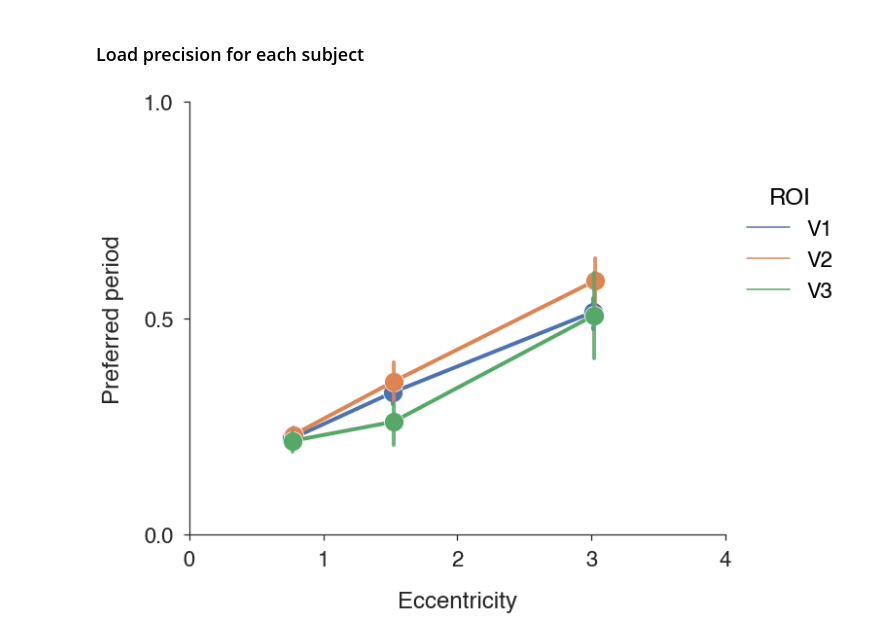
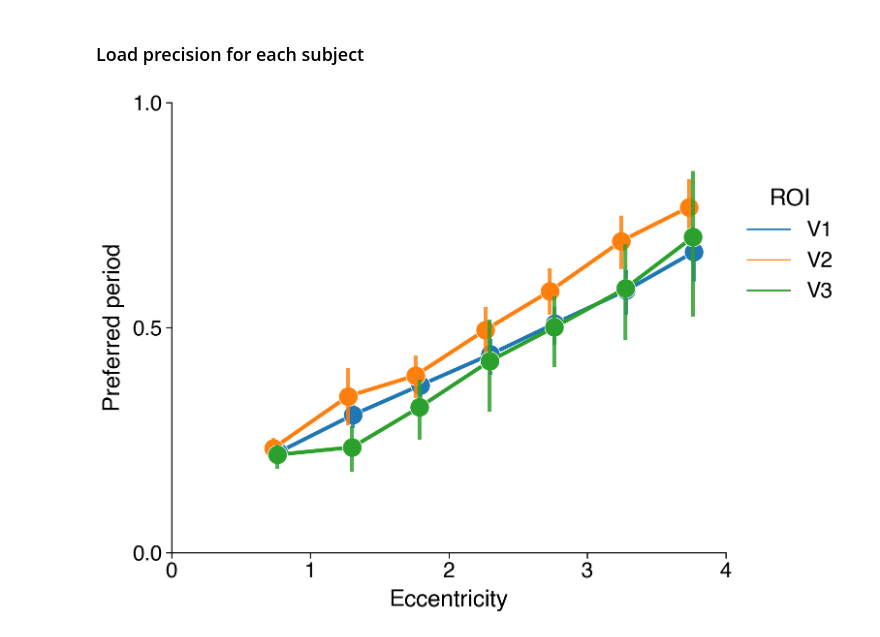
Before and after one commit to JiyeongHa/Spatial-Frequency-Preference_NSDsyn, a Jupyter notebook: notebooks/2-tuning-curves.ipynb, the cells around one changed output. Drawn from its saved outputs; the diff is of its cells as text; code cells hidden in the pictures.

Commit message:
notebook clean-up: preferred period figures

```diff
--- a/notebooks/2-tuning-curves.ipynb
+++ b/notebooks/2-tuning-curves.ipynb
@@ -176,11 +177,20 @@ for subj, roi in itertools.product(subj_list, ['V1','V2','V3']):
 precision_v = utils.load_dataframes(file_list)
 precision_s = precision_v.groupby(['sub','vroinames']).mean().reset_index()
 precision_s['precision'] = 1 / precision_s['sigma_v_squared']
+# %%
+args = ['sub', 'class','dset', 'lr', 'eph', 'roi', 'e1', 'e2', 'nbin', 'curbin']
+
+pt_file_list = []
+for subj, roi, curbin in itertools.product(subj_list, roi_list, np.arange(0, enum)):
+    file_name = f'model-params_class-avg_lr-{lr}_eph-{max_epoch}_e1-{e1}_e2-{e2}_nbin-{enum}_curbin-{curbin}_dset-nsdsyn_sub-{subj}_roi-{roi}_vs-{voxels}.pt'
+    pt_file_list.append(os.path.join(output_dir, 'sfp_model', 'results_1D', 'nsdsyn', file_name))
+
+tuning_df = tuning.load_all_models(pt_file_list, *args)
 # %%
 tuning_with_precision_df = tuning_df.merge(precision_s[['sub','vroinames','precision']], on=['sub', 'vroinames'])
 # %%
-grid = vis1D.plot_preferred_period(tuning_with_precision_df, precision_col='precision',
+g = vis1D.plot_preferred_period(tuning_with_precision_df, precision_col='precision',
                                    hue='vroinames', hue_order=['V1','V2','V3'], lgd_title='ROI',
                                    height=8)
 # %% [output]
-[figure, old version]
+[figure, new version]
```
Also changed, not shown: parts of 15 cells of this notebook, 2 other files.
